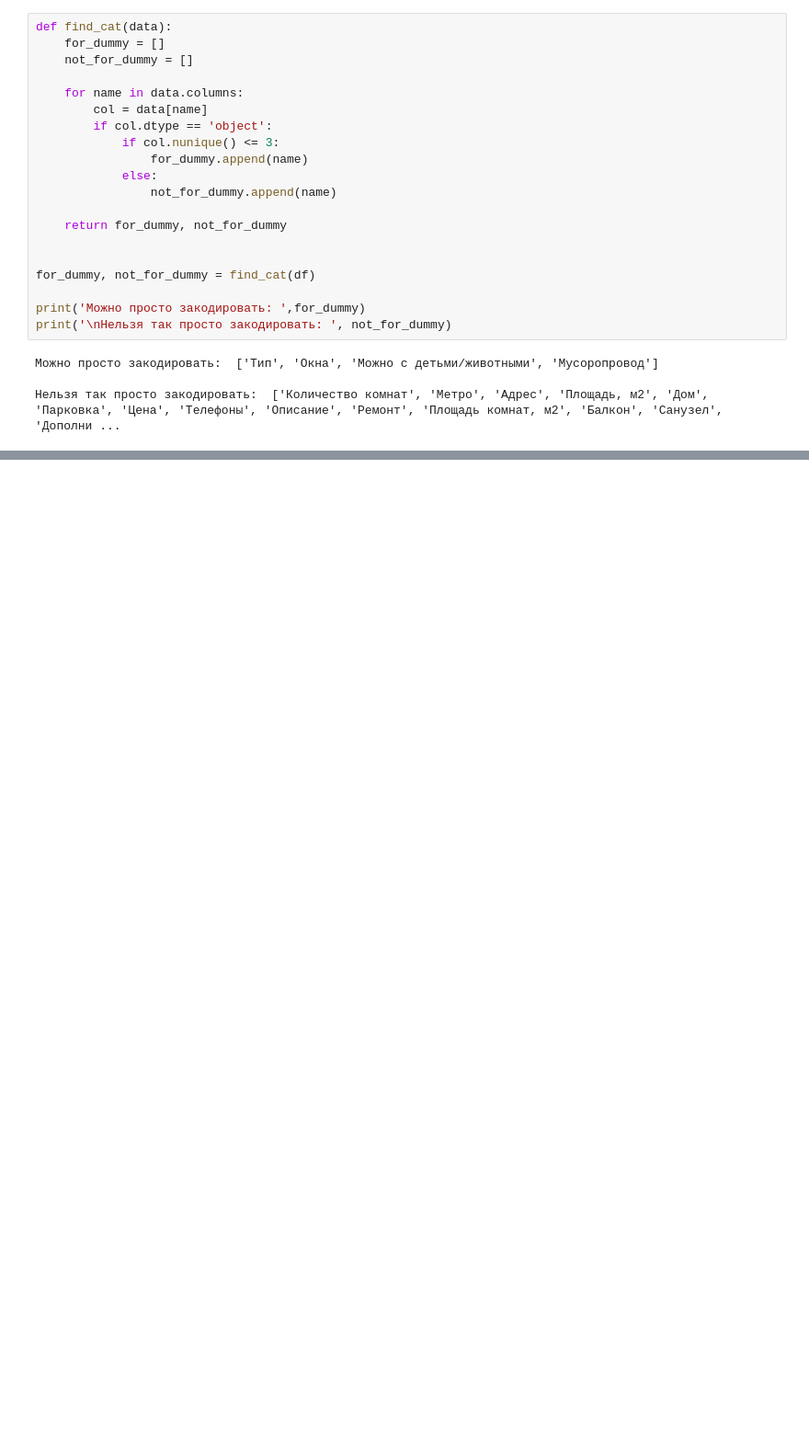
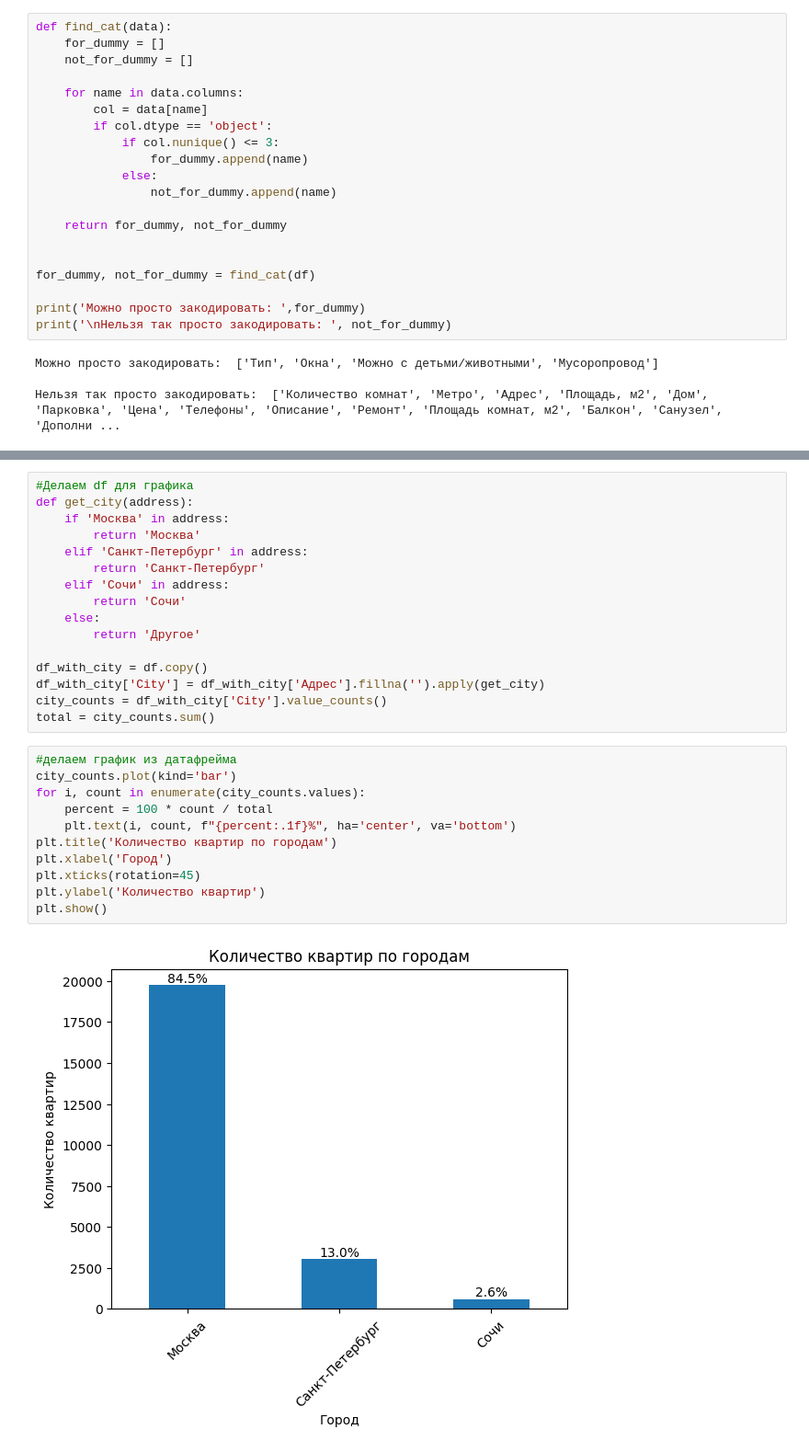
Before and after one commit to korceo/rea, a Jupyter notebook: notebooks/data.ipynb, the cells around one changed output, grey strips where cells are left out. Shown at 92% size. Saved outputs shown, nothing was run; the diff lists cells and outputs as text; blank space fills up the shorter version.

Commit message:
добавил графики в data.ipynb

```diff
--- a/notebooks/data.ipynb
+++ b/notebooks/data.ipynb
@@ -77,0 +148,29 @@ KeyError: np.int64(0)
+# %%
+#Делаем df для графика
+def get_city(address):
+    if 'Москва' in address:
+        return 'Москва'
+    elif 'Санкт-Петербург' in address:
+        return 'Санкт-Петербург'
+    elif 'Сочи' in address:
+        return 'Сочи'
+    else:
+        return 'Другое'
+
+df_with_city = df.copy()
+df_with_city['City'] = df_with_city['Адрес'].fillna('').apply(get_city)
+city_counts = df_with_city['City'].value_counts()
+total = city_counts.sum()
+# %%
+#делаем график из датафрейма
+city_counts.plot(kind='bar')
+for i, count in enumerate(city_counts.values):
+    percent = 100 * count / total
+    plt.text(i, count, f"{percent:.1f}%", ha='center', va='bottom')
+plt.title('Количество квартир по городам')
+plt.xlabel('Город')
+plt.xticks(rotation=45)
+plt.ylabel('Количество квартир')
+plt.show()
+# %% [output]
+[figure, added]
```
Also changed, not shown: parts of 11 cells of this notebook.
